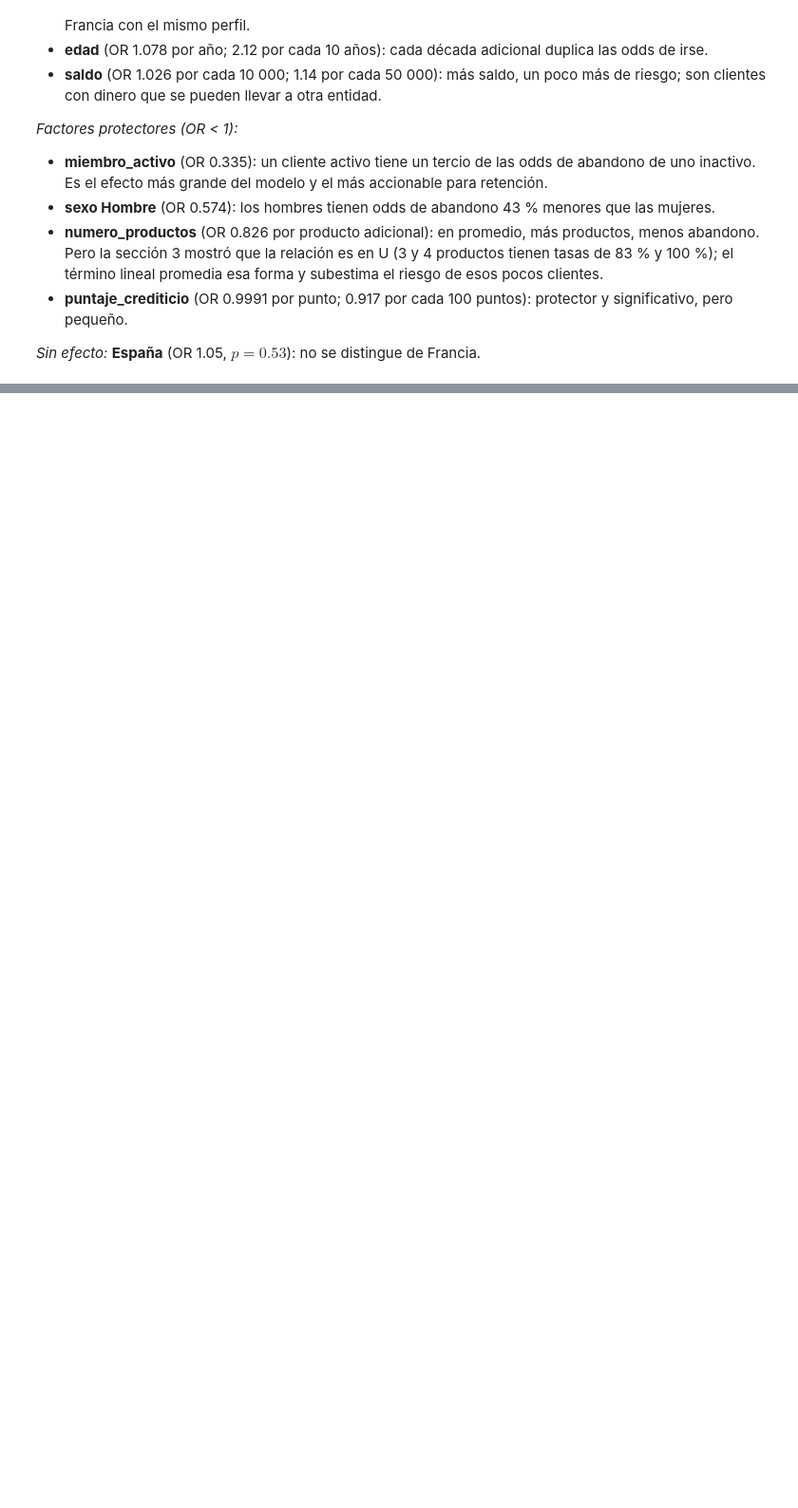
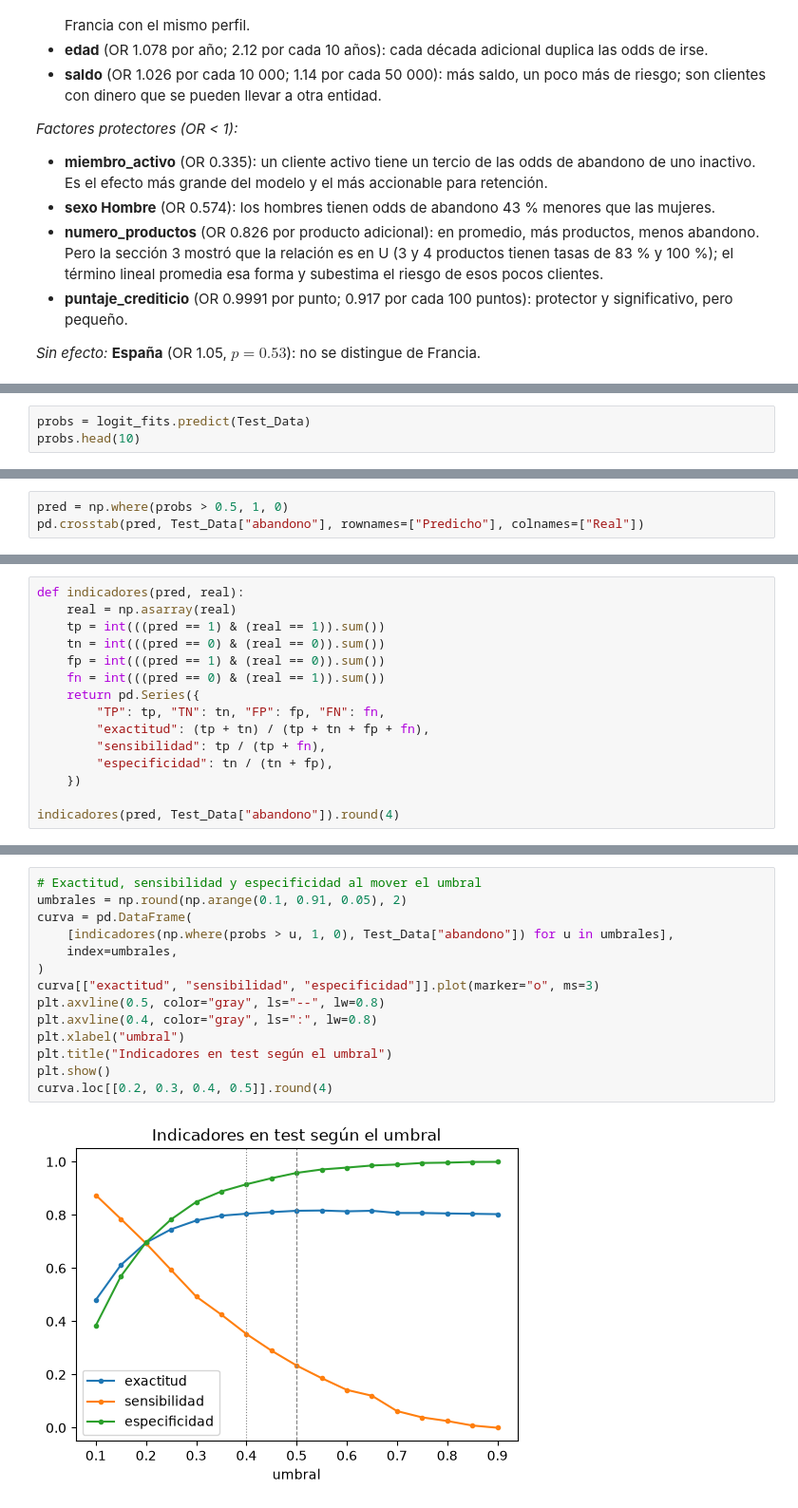
Before and after one commit to sebasrolemmel/Taller-abandono-producto-20262, a Jupyter notebook: Taller_Abandono_Producto_Financiero.ipynb, the cells around one changed output, grey strips where cells are left out. Shown at 95% size. Cells and saved outputs as stored; diff of their text form; blank space fills up the shorter version.

Commit message:
Punto 6: matriz de confusion e indicadores

```diff
--- a/Taller_Abandono_Producto_Financiero.ipynb
+++ b/Taller_Abandono_Producto_Financiero.ipynb
@@ -1047,0 +1052,3 @@ dtype: float64
+# %%
+probs = logit_fits.predict(Test_Data)
+probs.head(10)
@@ -1047,0 +1067,3 @@ dtype: float64
+# %%
+pred = np.where(probs > 0.5, 1, 0)
+pd.crosstab(pred, Test_Data["abandono"], rownames=["Predicho"], colnames=["Real"])
@@ -1047,0 +1083,15 @@ dtype: float64
+# %%
+def indicadores(pred, real):
+    real = np.asarray(real)
+    tp = int(((pred == 1) & (real == 1)).sum())
+    tn = int(((pred == 0) & (real == 0)).sum())
+    fp = int(((pred == 1) & (real == 0)).sum())
+    fn = int(((pred == 0) & (real == 1)).sum())
+    return pd.Series({
+        "TP": tp, "TN": tn, "FP": fp, "FN": fn,
+        "exactitud": (tp + tn) / (tp + tn + fp + fn),
+        "sensibilidad": tp / (tp + fn),
+        "especificidad": tn / (tn + fp),
+    })
+
+indicadores(pred, Test_Data["abandono"]).round(4)
@@ -1047,0 +1133,16 @@ dtype: float64
+# %%
+# Exactitud, sensibilidad y especificidad al mover el umbral
+umbrales = np.round(np.arange(0.1, 0.91, 0.05), 2)
+curva = pd.DataFrame(
+    [indicadores(np.where(probs > u, 1, 0), Test_Data["abandono"]) for u in umbrales],
+    index=umbrales,
+)
+curva[["exactitud", "sensibilidad", "especificidad"]].plot(marker="o", ms=3)
+plt.axvline(0.5, color="gray", ls="--", lw=0.8)
+plt.axvline(0.4, color="gray", ls=":", lw=0.8)
+plt.xlabel("umbral")
+plt.title("Indicadores en test según el umbral")
+plt.show()
+curva.loc[[0.2, 0.3, 0.4, 0.5]].round(4)
+# %% [output]
+[figure, added]
```
Also changed, not shown: parts of 10 cells of this notebook.
